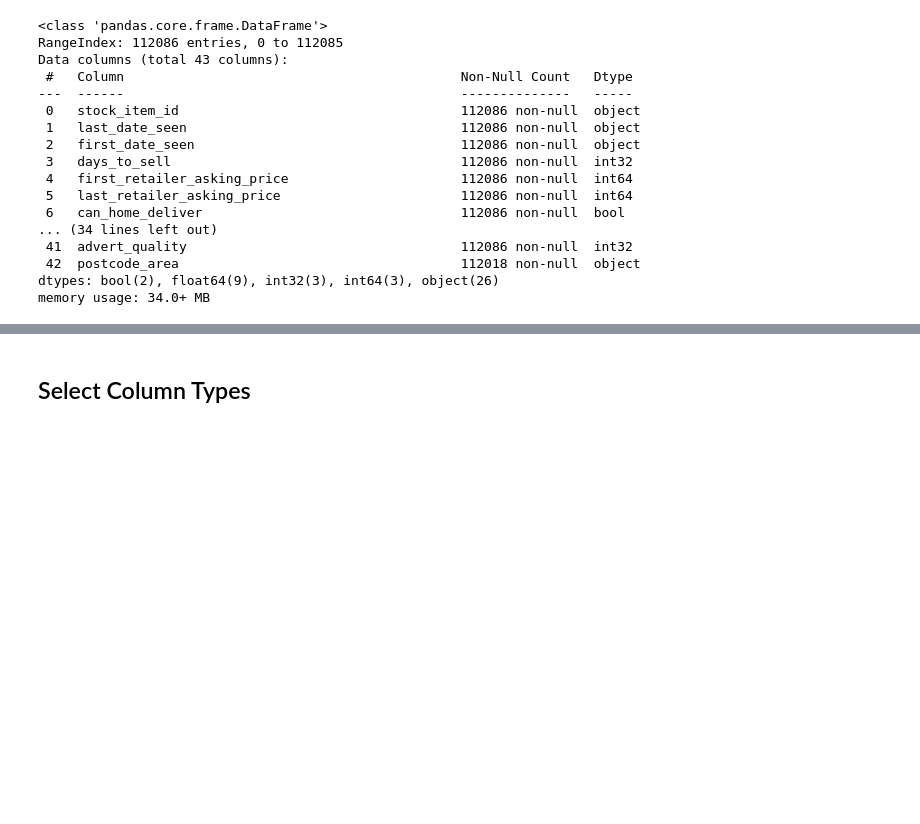
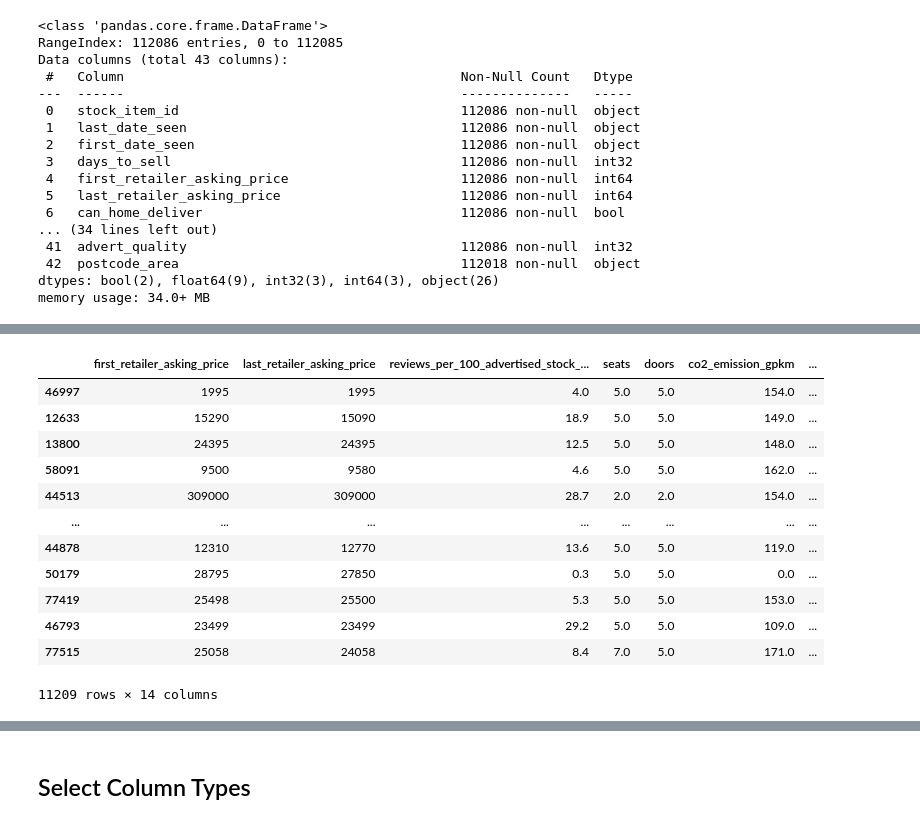
Before and after one commit to thanktua-spp/MMU_Hack_Data, a Jupyter notebook: notebooks/MMU_Hack_EDA.ipynb, the cells around one changed output, grey strips where cells are left out. Cells and saved outputs as stored; diff of their text form; code cells hidden in the pictures; blank space fills up the shorter version.

```diff
--- a/notebooks/MMU_Hack_EDA.ipynb
+++ b/notebooks/MMU_Hack_EDA.ipynb
@@ -38,0 +272,17 @@ memory usage: 34.0+ MB
+# %%
+numeric_df = X.select_dtypes(include=[np.number])
+numeric_df
+# %% [output]
+|  | first_retailer_asking_price | last_retailer_asking_price | reviews_per_100_advertised_stock_... | seats | doors | co2_emission_gpkm | ... |
+| 46997 | 1995 | 1995 | 4.0 | 5.0 | 5.0 | 154.0 | ... |
+| 12633 | 15290 | 15090 | 18.9 | 5.0 | 5.0 | 149.0 | ... |
+| 13800 | 24395 | 24395 | 12.5 | 5.0 | 5.0 | 148.0 | ... |
+| 58091 | 9500 | 9580 | 4.6 | 5.0 | 5.0 | 162.0 | ... |
+| 44513 | 309000 | 309000 | 28.7 | 2.0 | 2.0 | 154.0 | ... |
+| ... | ... | ... | ... | ... | ... | ... | ... |
+| 44878 | 12310 | 12770 | 13.6 | 5.0 | 5.0 | 119.0 | ... |
+| 50179 | 28795 | 27850 | 0.3 | 5.0 | 5.0 | 0.0 | ... |
+| 77419 | 25498 | 25500 | 5.3 | 5.0 | 5.0 | 153.0 | ... |
+| 46793 | 23499 | 23499 | 29.2 | 5.0 | 5.0 | 109.0 | ... |
+| 77515 | 25058 | 24058 | 8.4 | 7.0 | 5.0 | 171.0 | ... |
+11209 rows × 14 columns
```
Also changed, not shown: parts of 39 cells of this notebook.
